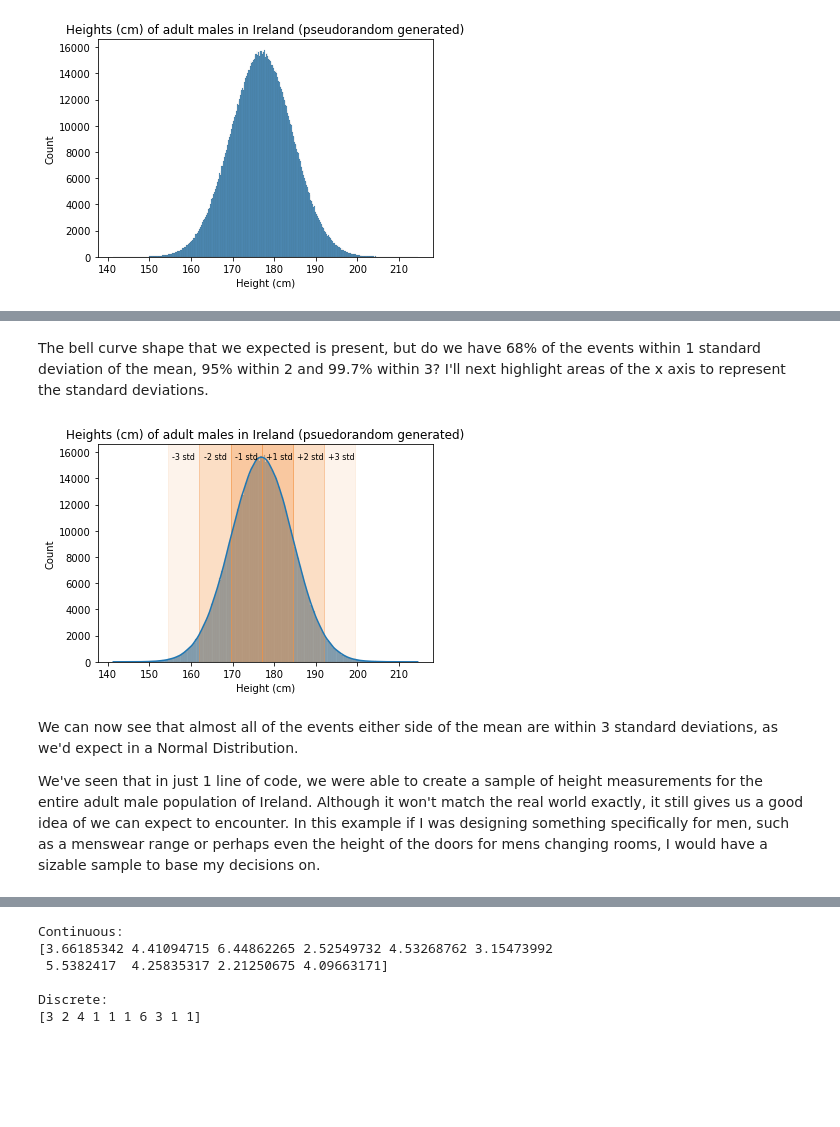
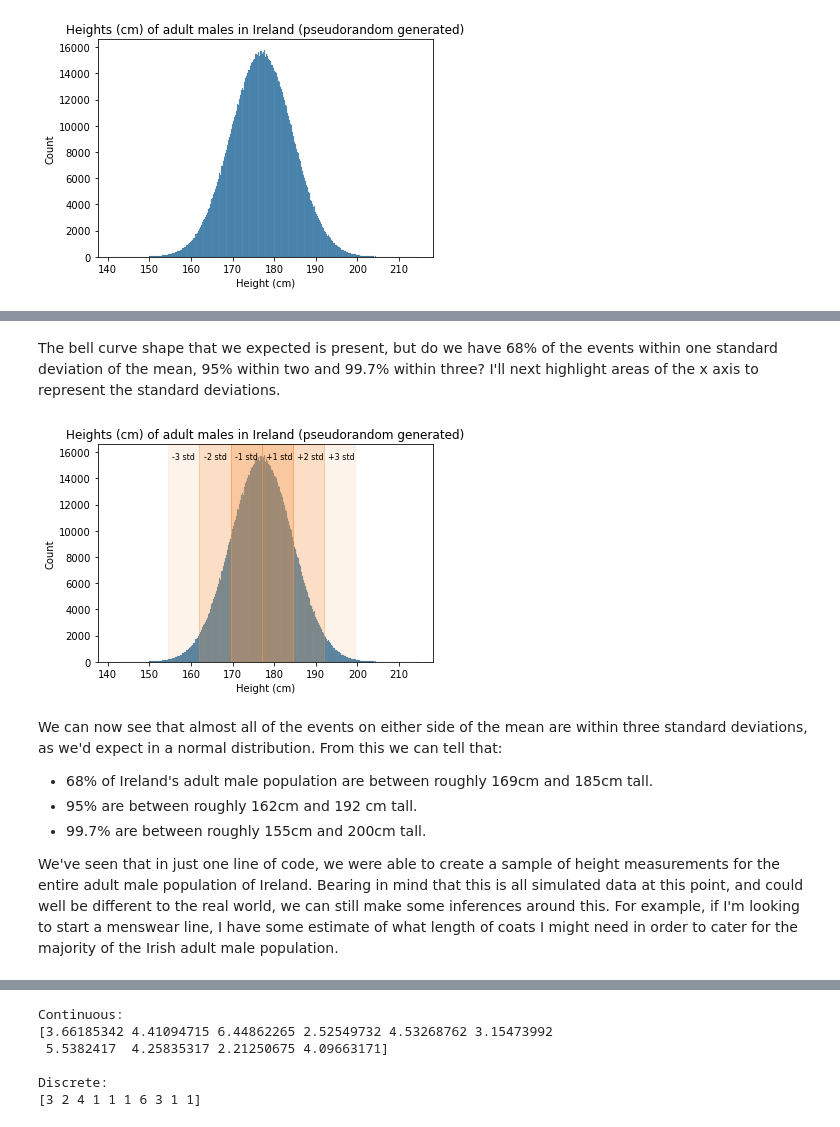
Before and after one commit to OtherBrian/pda-np.random, a Jupyter notebook: Numpy.Random.ipynb, the cells around one changed output, grey strips where cells are left out. Saved outputs shown, nothing was run; the diff lists cells and outputs as text; code cells hidden in the pictures; blank space fills up the shorter version.

```diff
--- a/Numpy.Random.ipynb
+++ b/Numpy.Random.ipynb
@@ -833,39 +826,42 @@ ax.set_title("Heights (cm) of adult males in Ireland (pseudorandom generated)");
 # %% [markdown]
-The bell curve shape that we expected is present, but do we have 68% of the events within 1 standard deviation of the mean, 95% within 2 and 99.7% within 3? I'll next highlight areas of the x axis to represent the standard deviations.
+The bell curve shape that we expected is present, but do we have 68% of the events within one standard deviation of the mean, 95% within two and 99.7% within three? I'll next highlight areas of the x axis to represent the standard deviations.
 # %%
-ax = sns.histplot(irish_male_heights, kde=True)
-ax.set(xlabel='Height (cm)', ylabel='Count')
-ax.set_title("Heights (cm) of adult males in Ireland (pseudorandom generated)")
+#Setting the output of hist_plotting to the variable "ax". This will allow for further customization to highlight standard deviations.
+ax = hist_plotting(irish_male_heights, 'Height (cm)', 'Count', "Heights (cm) of adult males in Ireland (pseudorandom generated)");
 
-# Highlighting the section between the mean, and the mean + 1 standard deviation
+#Highlighting the section between the mean, and the mean + 1 standard deviation
 ax.axvspan(np.mean(irish_male_heights),(np.mean(irish_male_heights)+np.std(irish_male_heights)), color='#F49342', alpha =0.5)
 ax.text(np.mean(irish_male_heights)+1,15500, "+1 std", color = 'black', ha='left',fontsize = 8)
 
-# Highlighting the section between the mean, and the mean - 1 standard deviation
+#Highlighting the section between the mean, and the mean - 1 standard deviation
 ax.axvspan(np.mean(irish_male_heights),(np.mean(irish_male_heights)-np.std(irish_male_heights)), color='#F49342', alpha =0.5)
 ax.text(np.mean(irish_male_heights)-1,15500, "-1 std", color = 'black', ha='right', fontsize = 8)
 
-# Highlighting the section between the mean, and the mean + 2 standard deviations
+#Highlighting the section between the mean, and the mean + 2 standard deviations
 ax.axvspan(np.mean(irish_male_heights)+np.std(irish_male_heights),(np.mean(irish_male_heights)+(2*np.std(irish_male_heights))), color='#F49342', alpha =0.3)
 ax.text(np.mean(irish_male_heights)+np.std(irish_male_heights)+1,15500, "+2 std", color = 'black', ha='left', fontsize = 8)
 
-# Highlighting the section between the mean, and the mean - 2 standard deviations
+#Highlighting the section between the mean, and the mean - 2 standard deviations
 ax.axvspan(np.mean(irish_male_heights)-np.std(irish_male_heights),(np.mean(irish_male_heights)-(2*np.std(irish_male_heights))), color='#F49342', alpha =0.3)
 ax.text(np.mean(irish_male_heights)-np.std(irish_male_heights)-1,15500, "-2 std", color = 'black', ha='right', fontsize = 8);
 
-# Highlighting the section between the mean, and the mean + 3 standard deviations
+#Highlighting the section between the mean, and the mean + 3 standard deviations
 ax.axvspan(np.mean(irish_male_heights) + (2 * np.std(irish_male_heights)),(np.mean(irish_male_heights)+(3*np.std(irish_male_heights))), color='#F49342', alpha =0.1)
 ax.text(np.mean(irish_male_heights) + (2 * np.std(irish_male_heights)) + 1, 15500, "+3 std", color = 'black', ha='left', fontsize = 8)
 
-# Highlighting the section between the mean, and the mean - 3 standard deviations
+#Highlighting the section between the mean, and the mean - 3 standard deviations
 ax.axvspan(np.mean(irish_male_heights)- (2 * np.std(irish_male_heights)),(np.mean(irish_male_heights)-(3*np.std(irish_male_heights))), color='#F49342', alpha =0.1)
 ax.text(np.mean(irish_male_heights)-(2 * np.std(irish_male_heights))-1, 15500, "-3 std", color = 'black', ha='right', fontsize = 8);
 # %% [output]
-[figure, old version]
+[figure, new version]
 # %% [markdown]
-We can now see that almost all of the events either side of the mean are within 3 standard deviations, as we'd expect in a Normal Distribution.
+We can now see that almost all of the events on either side of the mean are within three standard deviations, as we'd expect in a normal distribution. From this we can tell that:
 
-We've seen that in just 1 line of code, we were able to create a sample of height measurements for the entire adult male population of Ireland. Although it won't match the real world exactly, it still gives us a good idea of we can expect to encounter. In this example if I was designing something specifically for men, such as a menswear range or perhaps even the height of the doors for mens changing rooms, I would have a sizable sample to base my decisions on.
+* 68% of Ireland's adult male population are between roughly 169cm and 185cm tall.
+* 95% are between roughly 162cm and 192 cm tall.
+* 99.7% are between roughly 155cm and 200cm tall.
+
+We've seen that in just one line of code, we were able to create a sample of height measurements for the entire adult male population of Ireland.  Bearing in mind that this is all simulated data at this point, and could well be different to the real world, we can still make some inferences around this. For example, if I'm looking to start a menswear line, I have some estimate of what length of coats I might need in order to cater for the majority of the Irish adult male population.
 # %% [markdown]
 <a id="uniform"></a>
 ### Uniform Distribution
```
Also changed, not shown: parts of 24 cells of this notebook.
